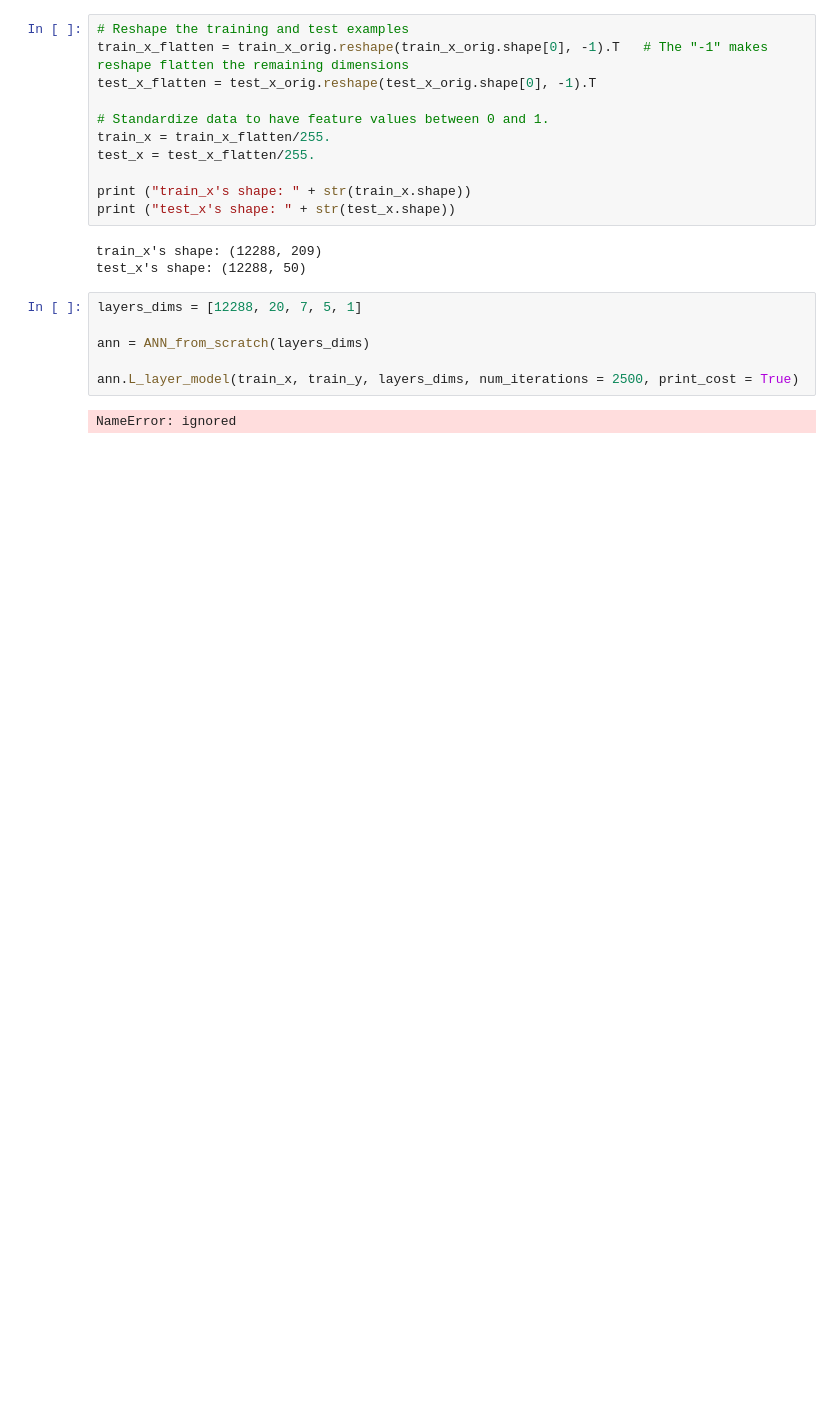
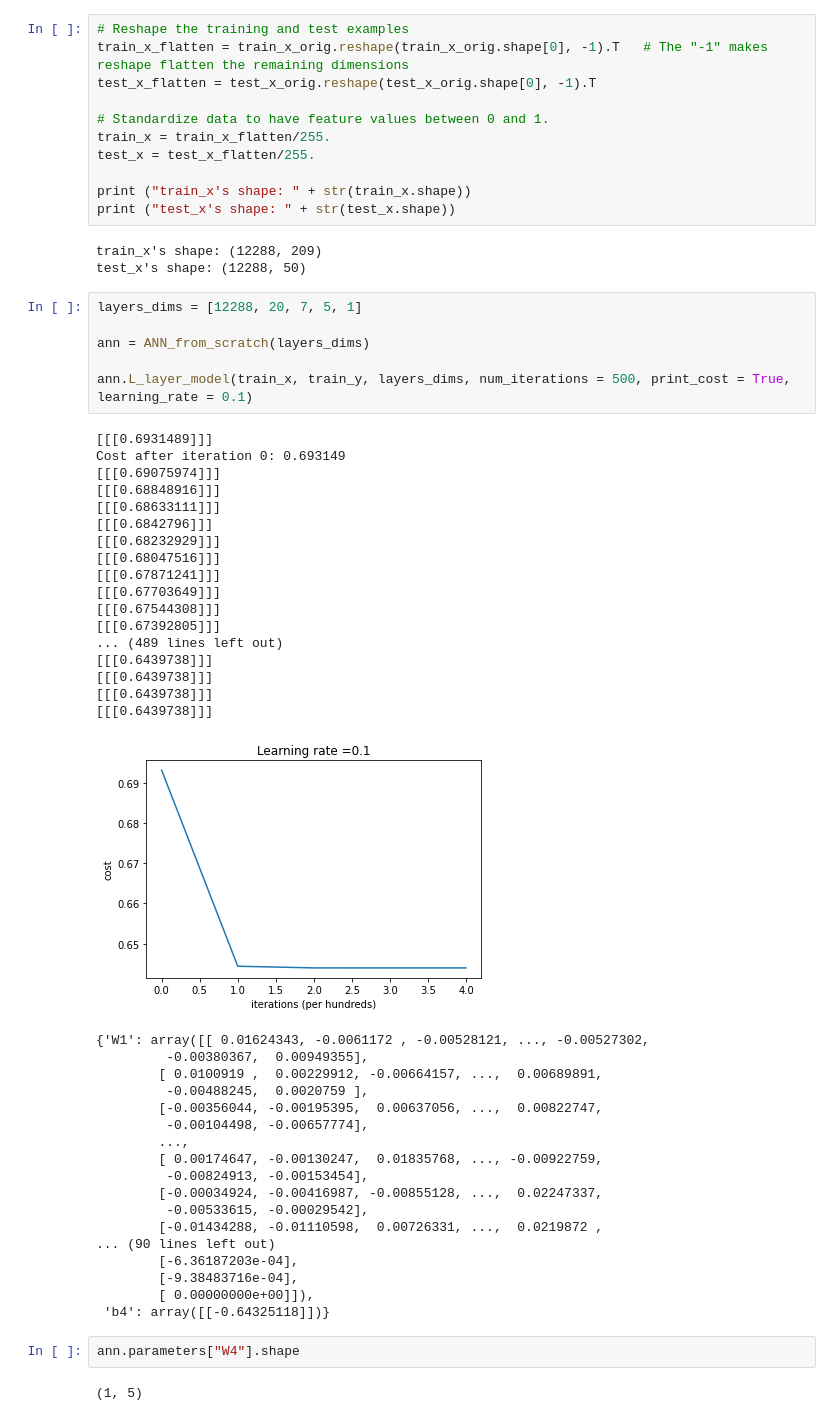
Before and after one commit to simonme42/ANN_experiments, a Jupyter notebook: ANN_from_scratch.ipynb, the cells around one changed output. Cells and saved outputs as stored; diff of their text form; blank space fills up the shorter version.

```diff
--- a/ANN_from_scratch.ipynb
+++ b/ANN_from_scratch.ipynb
@@ -360,8 +677,46 @@ test_x's shape: (12288, 50)
 # %%
 layers_dims = [12288, 20, 7, 5, 1]
 
 ann = ANN_from_scratch(layers_dims)
 
-ann.L_layer_model(train_x, train_y, layers_dims, num_iterations = 2500, print_cost = True)
+ann.L_layer_model(train_x, train_y, layers_dims, num_iterations = 500, print_cost = True, learning_rate = 0.1)
 # %% [output]
-NameError: ignored
+[[[0.6931489]]]
+Cost after iteration 0: 0.693149
+[[[0.69075974]]]
+[[[0.68848916]]]
+[[[0.68633111]]]
+[[[0.6842796]]]
+[[[0.68232929]]]
+[[[0.68047516]]]
+[[[0.67871241]]]
+[[[0.67703649]]]
+[[[0.67544308]]]
+[[[0.67392805]]]
+... (489 lines left out)
+[[[0.6439738]]]
+[[[0.6439738]]]
+[[[0.6439738]]]
+[[[0.6439738]]]
+[figure, added]
+{'W1': array([[ 0.01624343, -0.0061172 , -0.00528121, ..., -0.00527302,
+         -0.00380367,  0.00949355],
+        [ 0.0100919 ,  0.00229912, -0.00664157, ...,  0.00689891,
+         -0.00488245,  0.0020759 ],
+        [-0.00356044, -0.00195395,  0.00637056, ...,  0.00822747,
+         -0.00104498, -0.00657774],
+        ...,
+        [ 0.00174647, -0.00130247,  0.01835768, ..., -0.00922759,
+         -0.00824913, -0.00153454],
+        [-0.00034924, -0.00416987, -0.00855128, ...,  0.02247337,
+         -0.00533615, -0.00029542],
+        [-0.01434288, -0.01110598,  0.00726331, ...,  0.0219872 ,
+... (90 lines left out)
+        [-6.36187203e-04],
+        [-9.38483716e-04],
+        [ 0.00000000e+00]]),
+ 'b4': array([[-0.64325118]])}
+# %%
+ann.parameters["W4"].shape
+# %% [output]
+(1, 5)
```
Also changed, not shown: parts of 11 cells of this notebook.
